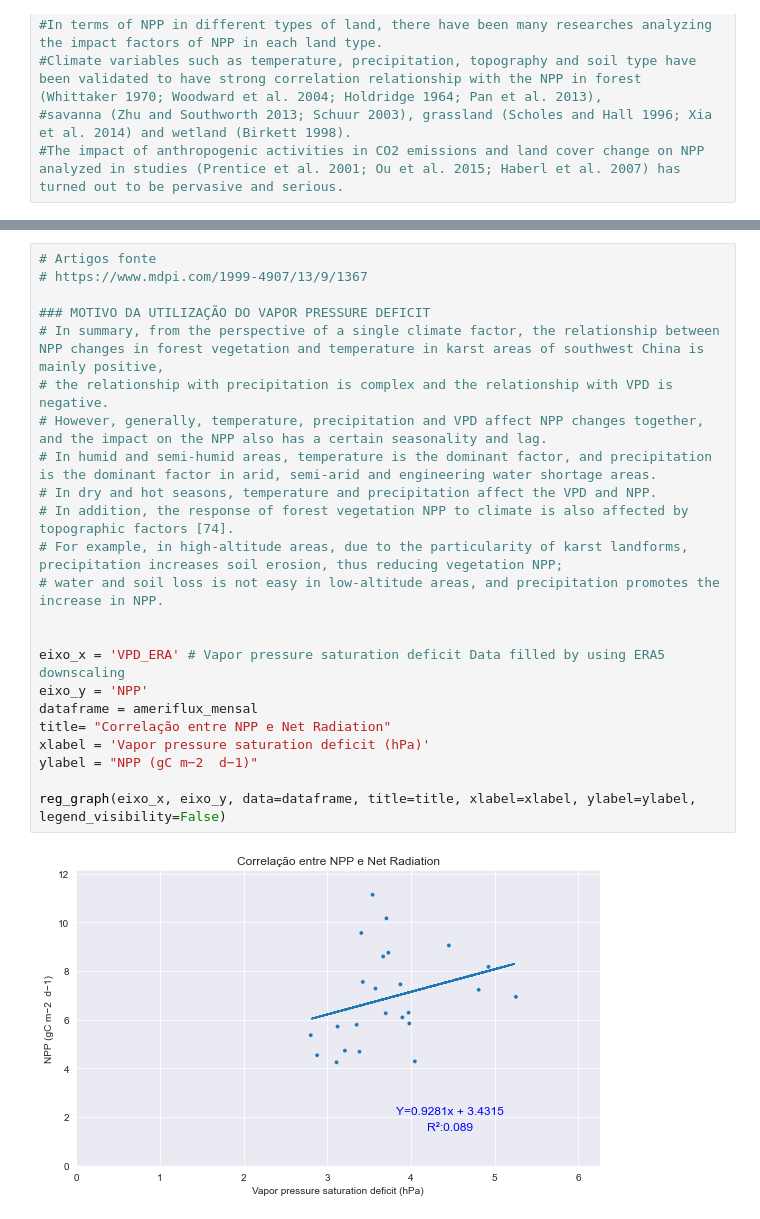
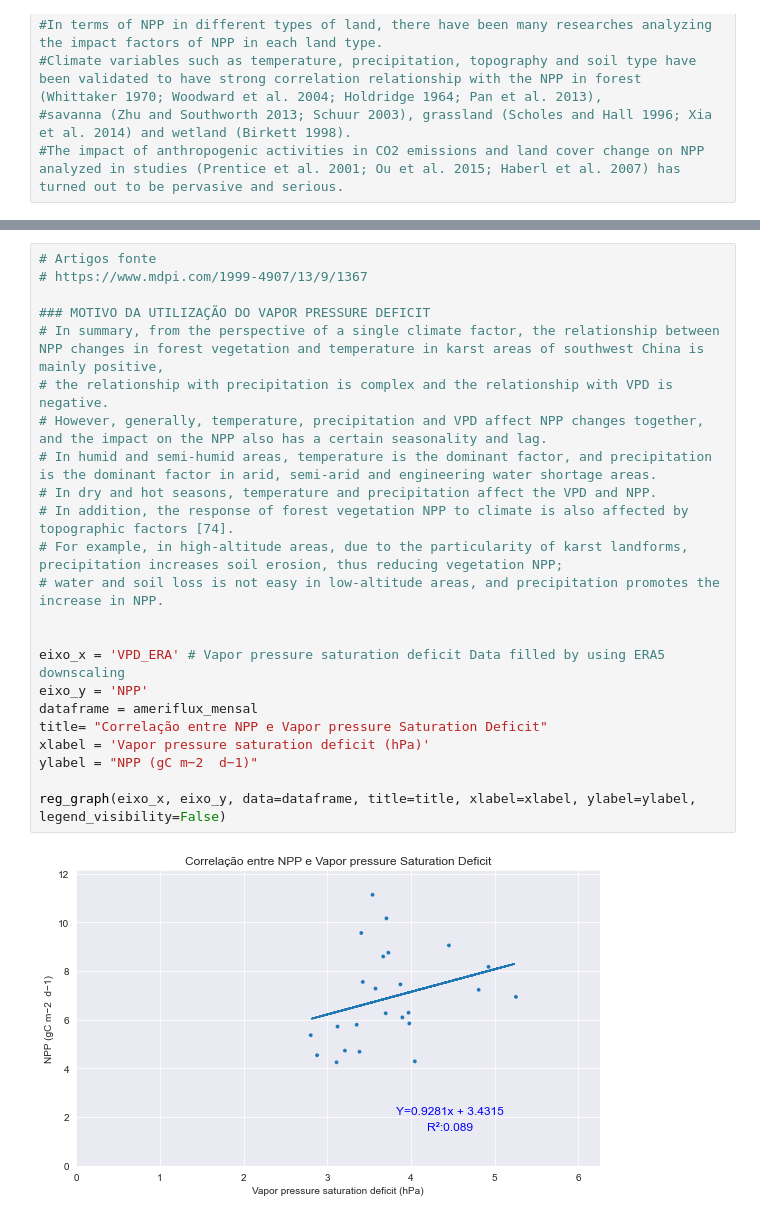
Before and after one commit to JeanArthurCostaDias/ameriflux-modis, a Jupyter notebook: Ameriflux+modis/Amazonia_peruana/modis+ameriflux/Comparacao_AMPeruana_Modis.ipynb, the cells around one changed output, grey strips where cells are left out. Drawn from its saved outputs; the diff is of its cells as text.

```diff
--- a/Ameriflux+modis/Amazonia_peruana/modis+ameriflux/Comparacao_AMPeruana_Modis.ipynb
+++ b/Ameriflux+modis/Amazonia_peruana/modis+ameriflux/Comparacao_AMPeruana_Modis.ipynb
@@ -234,25 +235,25 @@ reg_graph(eixo_x,eixo_y,ameriflux_mensal,title="Correlação entre NPP e tempera
 # %%
 # Artigos fonte
 # https://www.mdpi.com/1999-4907/13/9/1367
 
 ### MOTIVO DA UTILIZAÇÃO DO VAPOR PRESSURE DEFICIT
 # In summary, from the perspective of a single climate factor, the relationship between NPP changes in forest vegetation and temperature in karst areas of southwest China is mainly positive,
 # the relationship with precipitation is complex and the relationship with VPD is negative.
 # However, generally, temperature, precipitation and VPD affect NPP changes together, and the impact on the NPP also has a certain seasonality and lag.
 # In humid and semi-humid areas, temperature is the dominant factor, and precipitation is the dominant factor in arid, semi-arid and engineering water shortage areas.
 # In dry and hot seasons, temperature and precipitation affect the VPD and NPP.
 # In addition, the response of forest vegetation NPP to climate is also affected by topographic factors [74].
 # For example, in high-altitude areas, due to the particularity of karst landforms, precipitation increases soil erosion, thus reducing vegetation NPP;
 # water and soil loss is not easy in low-altitude areas, and precipitation promotes the increase in NPP.
 
 
 eixo_x = 'VPD_ERA' # Vapor pressure saturation deficit Data filled by using ERA5 downscaling
 eixo_y = 'NPP'
 dataframe = ameriflux_mensal
-title= "Correlação entre NPP e Net Radiation"
+title= "Correlação entre NPP e Vapor pressure Saturation Deficit"
 xlabel = 'Vapor pressure saturation deficit (hPa)'
 ylabel = "NPP (gC m−2  d−1)"
 
 reg_graph(eixo_x, eixo_y, data=dataframe, title=title, xlabel=xlabel, ylabel=ylabel, legend_visibility=False)
 # %% [output]
-[figure, old version]
+[figure, new version]
```
Also changed, not shown: parts of 2 cells of this notebook.
